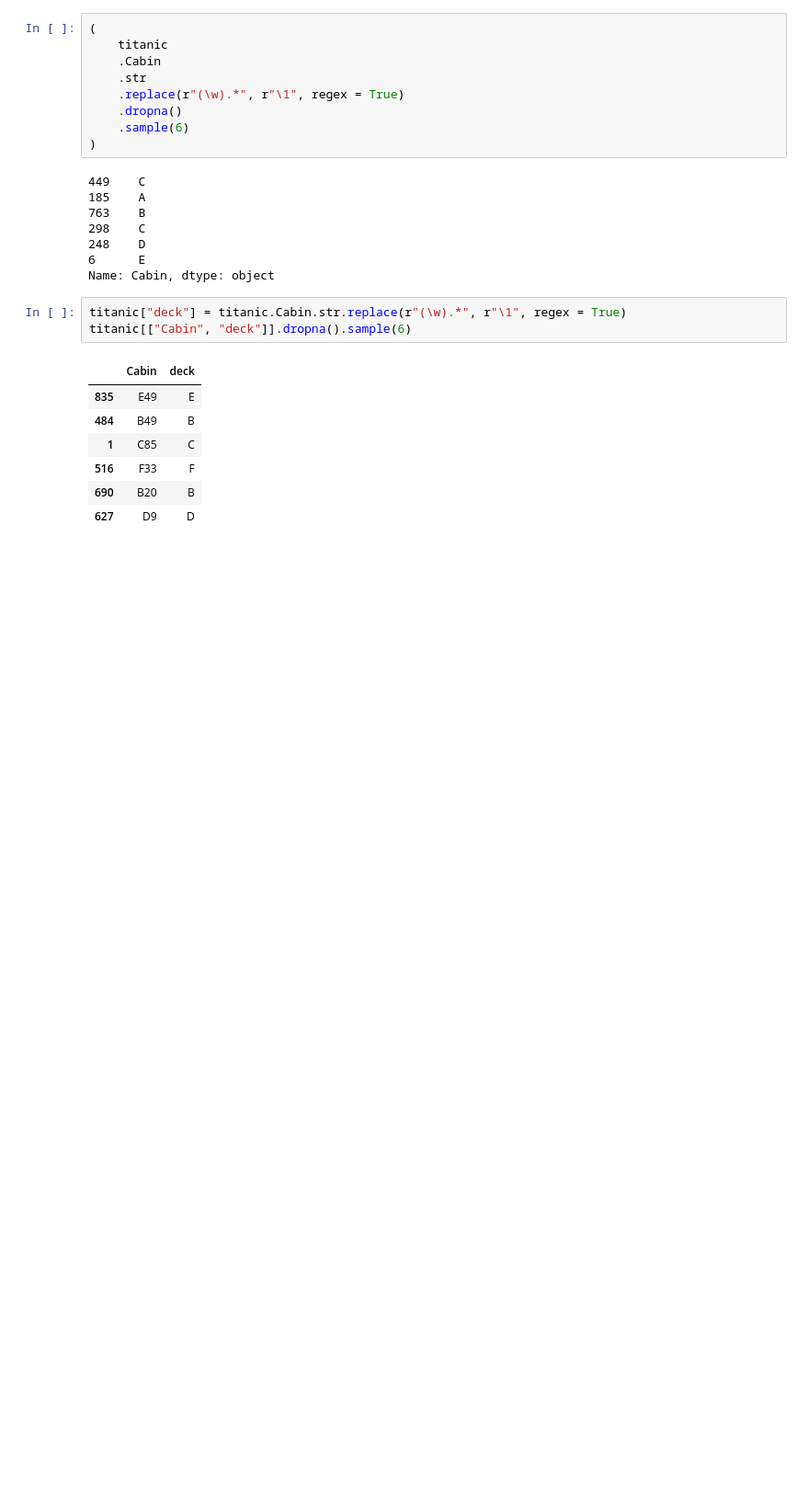
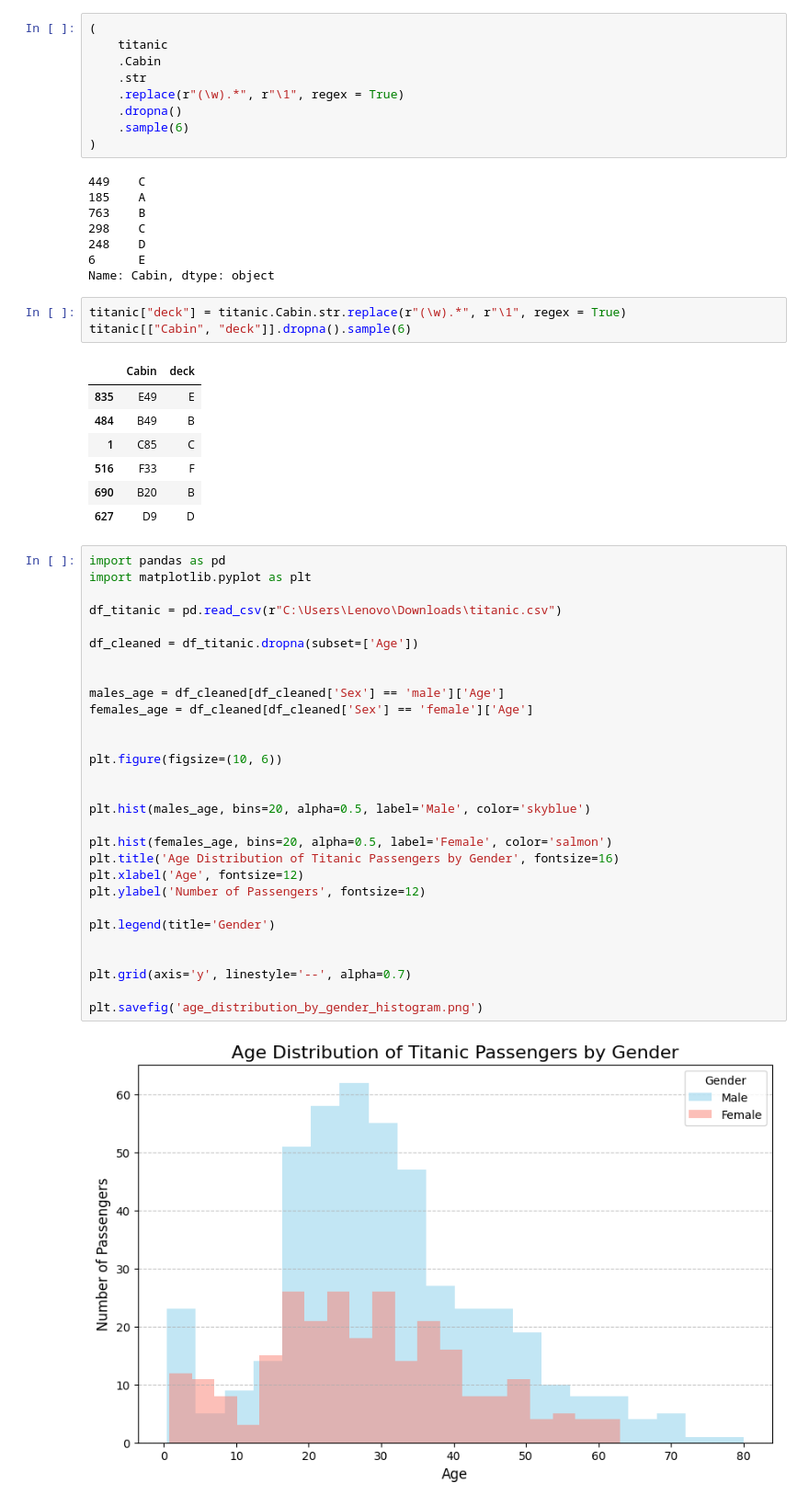
Before and after one commit to Anushamadisetty/descriptive_analysis, a Jupyter notebook: _Descriptive Analysis .ipynb, the cells around one changed output. Shown at 92% size. Drawn from its saved outputs; the diff is of its cells as text; blank space fills up the shorter version.

```diff
--- a/_Descriptive Analysis .ipynb
+++ b/_Descriptive Analysis .ipynb
@@ -291,3 +291,34 @@ titanic[["Cabin", "deck"]].dropna().sample(6)
 | 516 | F33 | F |
 | 690 | B20 | B |
 | 627 | D9 | D |
+# %%
+import pandas as pd
+import matplotlib.pyplot as plt
+
+df_titanic = pd.read_csv(r"C:\Users\Lenovo\Downloads\titanic.csv")
+
+df_cleaned = df_titanic.dropna(subset=['Age'])
+
+
+males_age = df_cleaned[df_cleaned['Sex'] == 'male']['Age']
+females_age = df_cleaned[df_cleaned['Sex'] == 'female']['Age']
+
+
+plt.figure(figsize=(10, 6))
+
+
+plt.hist(males_age, bins=20, alpha=0.5, label='Male', color='skyblue')
+
+plt.hist(females_age, bins=20, alpha=0.5, label='Female', color='salmon')
+plt.title('Age Distribution of Titanic Passengers by Gender', fontsize=16)
+plt.xlabel('Age', fontsize=12)
+plt.ylabel('Number of Passengers', fontsize=12)
+
+plt.legend(title='Gender')
+
+
+plt.grid(axis='y', linestyle='--', alpha=0.7)
+
+plt.savefig('age_distribution_by_gender_histogram.png')
+# %% [output]
+[figure, added]
```
